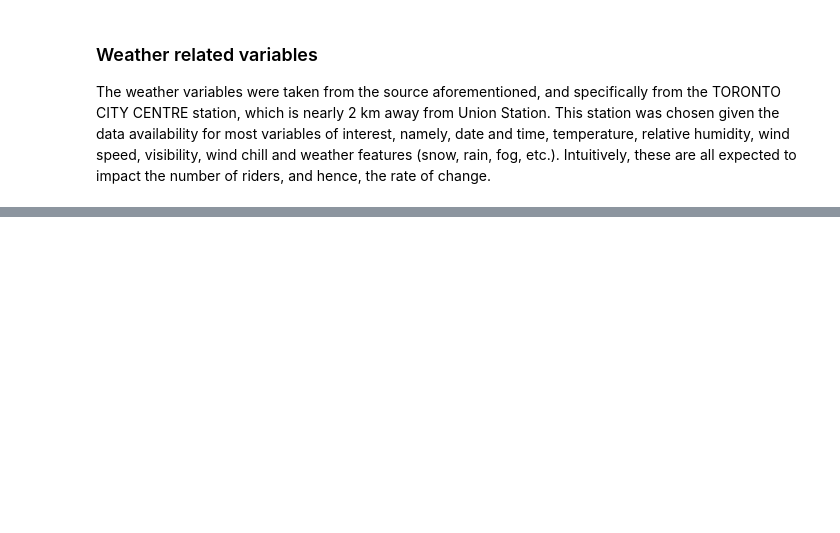
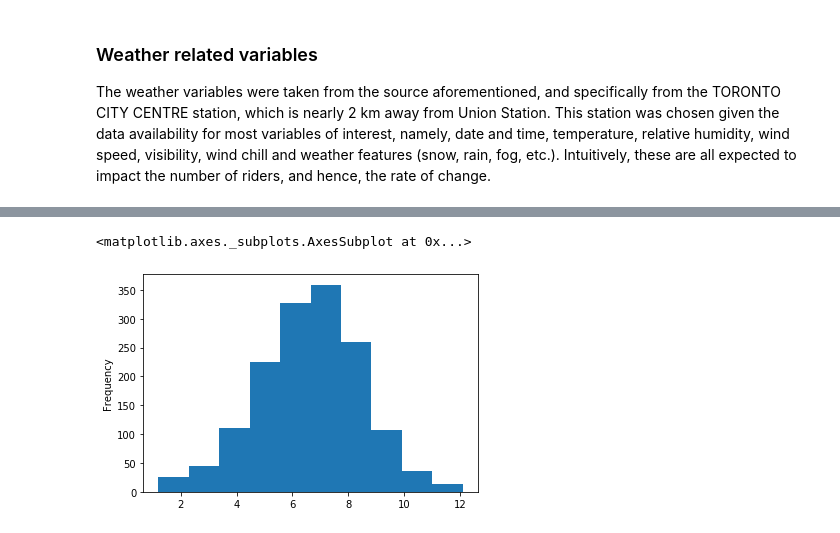
Before and after one commit to josescuderoh/bikeshare-replenishment-forecast, a Jupyter notebook: Code/EDA.ipynb, the cells around one changed output, grey strips where cells are left out. Drawn from its saved outputs; the diff is of its cells as text; code cells hidden in the pictures; blank space fills up the shorter version.

```diff
--- a/Code/EDA.ipynb
+++ b/Code/EDA.ipynb
@@ -399,0 +476,12 @@ counts_union.head()
+# %%
+weather_df['hours_elapsed'] = weather_df.datetime.apply(lambda t: (t-datetime(1970,1,1)).total_seconds()/60/60)
+# %%
+#create instance
+imputer =  KNNImputer(n_neighbors=5)
+# %%
+colnames = ['hours_elapsed', 'temp_c', 'rel_hum_', 'wind_spd_kmh', 'visibility_km']
+weather_subset1 = imputer.fit_transform(weather_df[colnames])
+# %%
+#Put the columns back into dataframe
+weather_df[colnames] = weather_subset1
+weather_df.isna().sum()
@@ -399,0 +536,6 @@ counts_union.head()
+# %%
+# How different are these two?
+weather_df.temp_c.subtract(weather_df.wind_chill).plot(kind='hist')
+# %% [output]
+<matplotlib.axes._subplots.AxesSubplot at 0x...>
+[figure, added]
```
Also changed, not shown: parts of 58 cells of this notebook, 1 other file.
